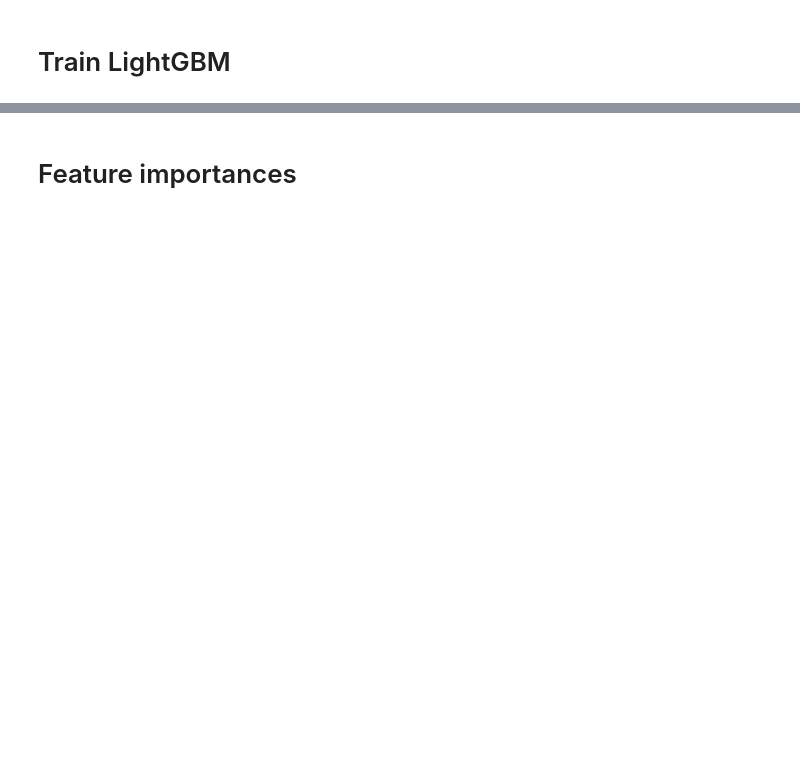
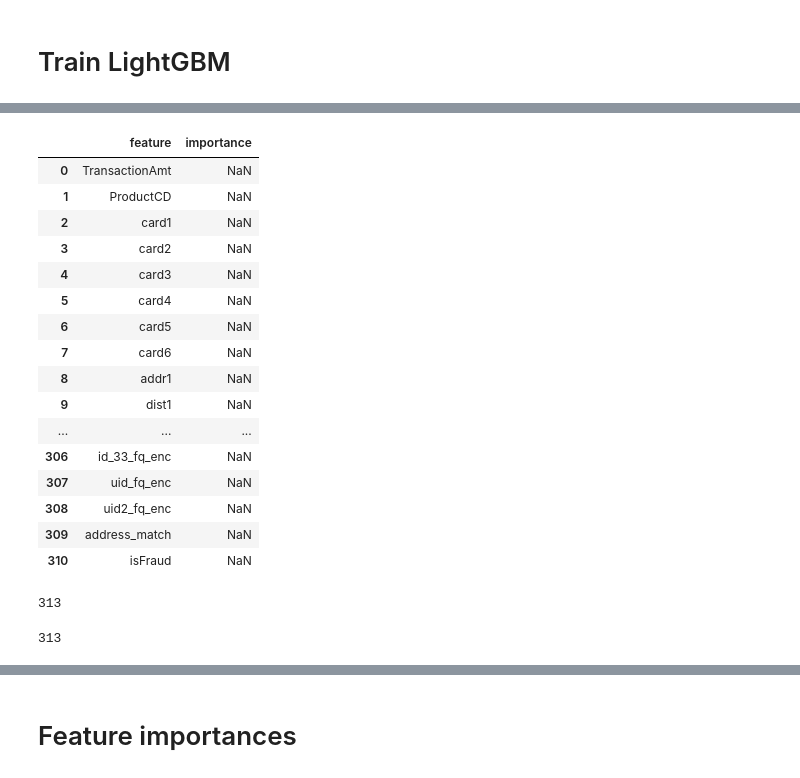
Before and after one commit to cchadha2/ieee_fraud, a Jupyter notebook: notebooks/important_findings/feature_engineering_top_kernel_1.5.1.ipynb, the cells around one changed output, grey strips where cells are left out. Cells and saved outputs as stored; diff of their text form; code cells hidden in the pictures; blank space fills up the shorter version.

```diff
--- a/notebooks/important_findings/feature_engineering_top_kernel_1.5.1.ipynb
+++ b/notebooks/important_findings/feature_engineering_top_kernel_1.5.1.ipynb
@@ -511,0 +770,30 @@ val_auc_scores
+# %%
+feature_importance_df
+# %% [output]
+|  | feature | importance |
+| 0 | TransactionAmt | NaN |
+| 1 | ProductCD | NaN |
+| 2 | card1 | NaN |
+| 3 | card2 | NaN |
+| 4 | card3 | NaN |
+| 5 | card4 | NaN |
+| 6 | card5 | NaN |
+| 7 | card6 | NaN |
+| 8 | addr1 | NaN |
+| 9 | dist1 | NaN |
+| ... | ... | ... |
+| 306 | id_33_fq_enc | NaN |
+| 307 | uid_fq_enc | NaN |
+| 308 | uid2_fq_enc | NaN |
+| 309 | address_match | NaN |
+| 310 | isFraud | NaN |
+# %%
+len(clf.feature_importance())
+# %% [output]
+313
+# %%
+len(X.columns.tolist() + ['ProductCD_target_mean',
+                                                         'M4_target_mean',
+                                                         'M_mean_target_mean'])
+# %% [output]
+313
```
Also changed, not shown: parts of 30 cells of this notebook, 11 other files.
